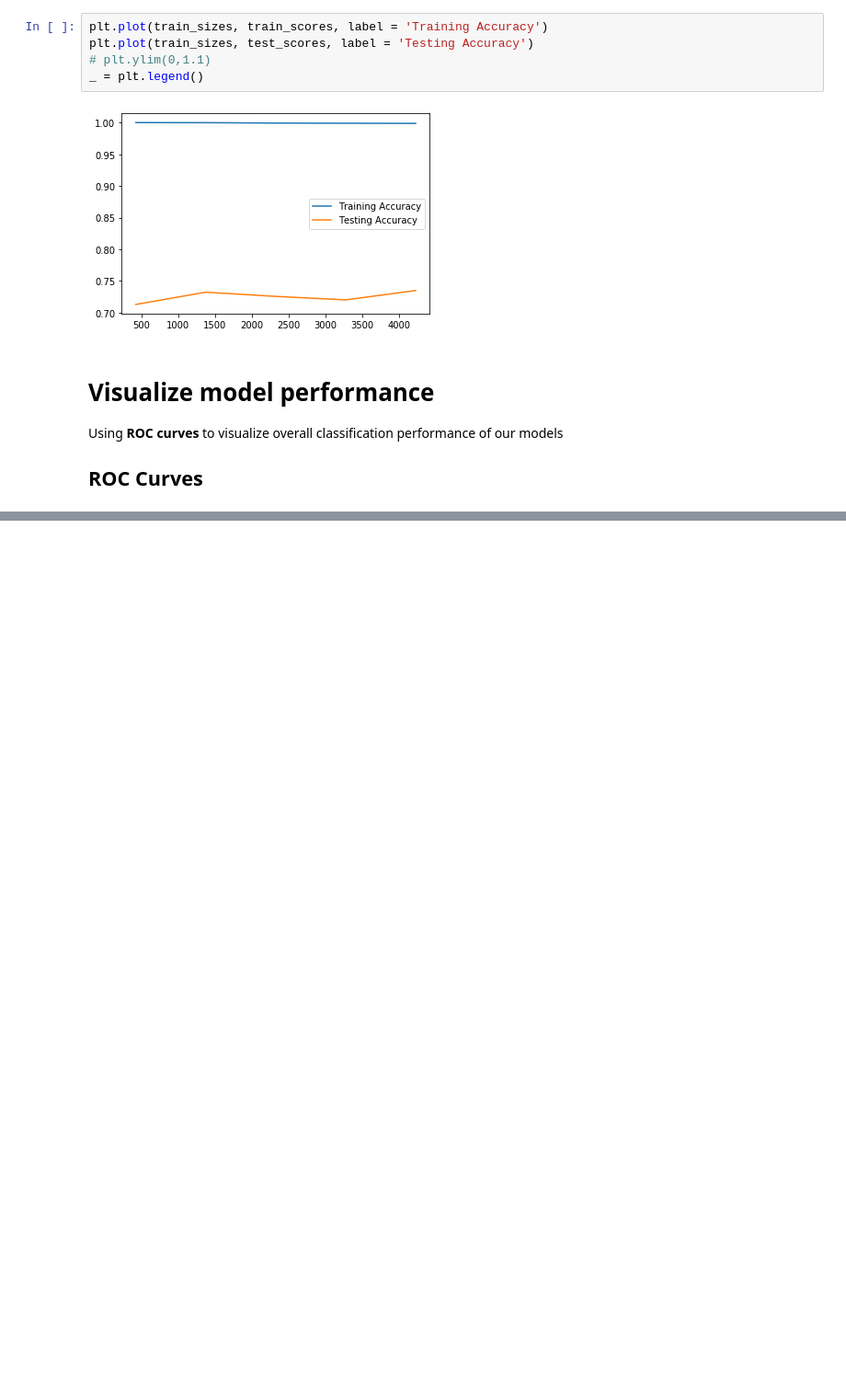
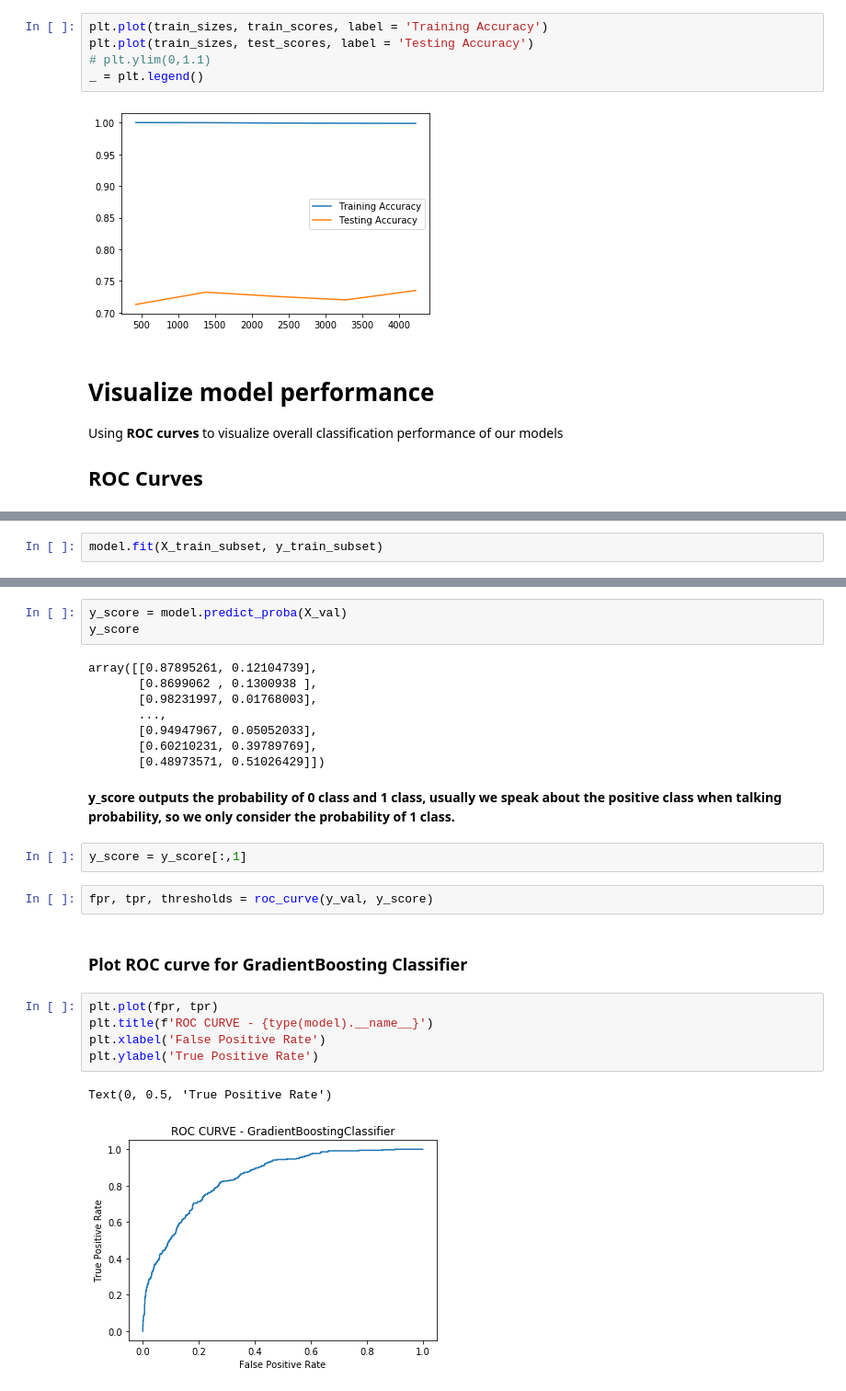
Before and after one commit to karthik-maddukuri/churn-model, a Jupyter notebook: notebooks/05. Training Extra models.ipynb, the cells around one changed output, grey strips where cells are left out. Shown: that part at 92% size. Cells and saved outputs as stored; diff of their text form; blank space fills up the shorter version.

Commit message:
Plotted ROC curves for the models

```diff
--- a/notebooks/05. Training Extra models.ipynb
+++ b/notebooks/05. Training Extra models.ipynb
@@ -209,0 +204,2 @@ array([0.66514488, 0.60629868, 0.18649792, ..., 0.15777509, 0.91138535,
+# %%
+model.fit(X_train_subset, y_train_subset)
@@ -209,0 +217,27 @@ array([0.66514488, 0.60629868, 0.18649792, ..., 0.15777509, 0.91138535,
+# %%
+y_score = model.predict_proba(X_val)
+y_score
+# %% [output]
+array([[0.87895261, 0.12104739],
+       [0.8699062 , 0.1300938 ],
+       [0.98231997, 0.01768003],
+       ...,
+       [0.94947967, 0.05052033],
+       [0.60210231, 0.39789769],
+       [0.48973571, 0.51026429]])
+# %% [markdown]
+**y_score outputs the probability of 0 class and 1 class, usually we speak about the positive class when talking probability, so we only consider the probability of 1 class.**
+# %%
+y_score = y_score[:,1]
+# %%
+fpr, tpr, thresholds = roc_curve(y_val, y_score)
+# %% [markdown]
+### Plot ROC curve for GradientBoosting Classifier
+# %%
+plt.plot(fpr, tpr)
+plt.title(f'ROC CURVE - {type(model).__name__}')
+plt.xlabel('False Positive Rate')
+plt.ylabel('True Positive Rate')
+# %% [output]
+Text(0, 0.5, 'True Positive Rate')
+[figure, added]
```
Also changed, not shown: parts of 7 cells of this notebook.
